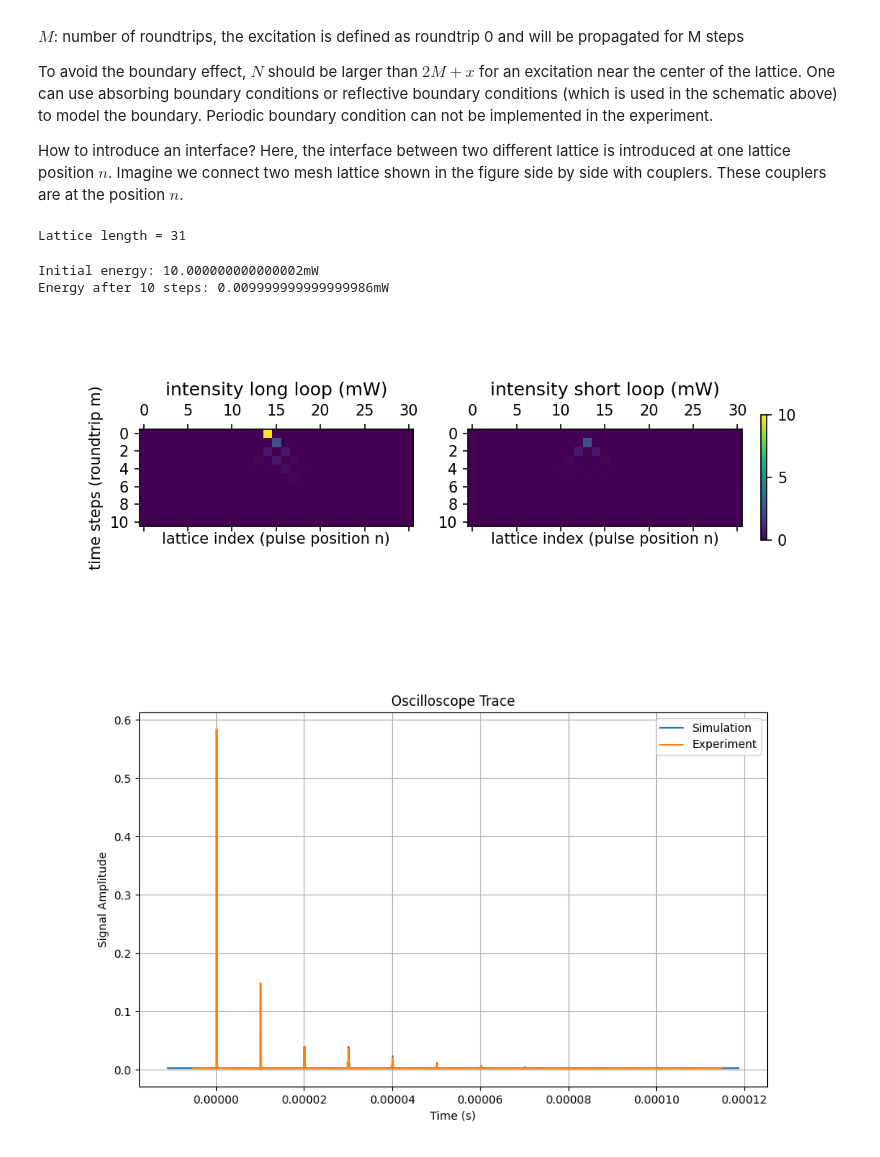
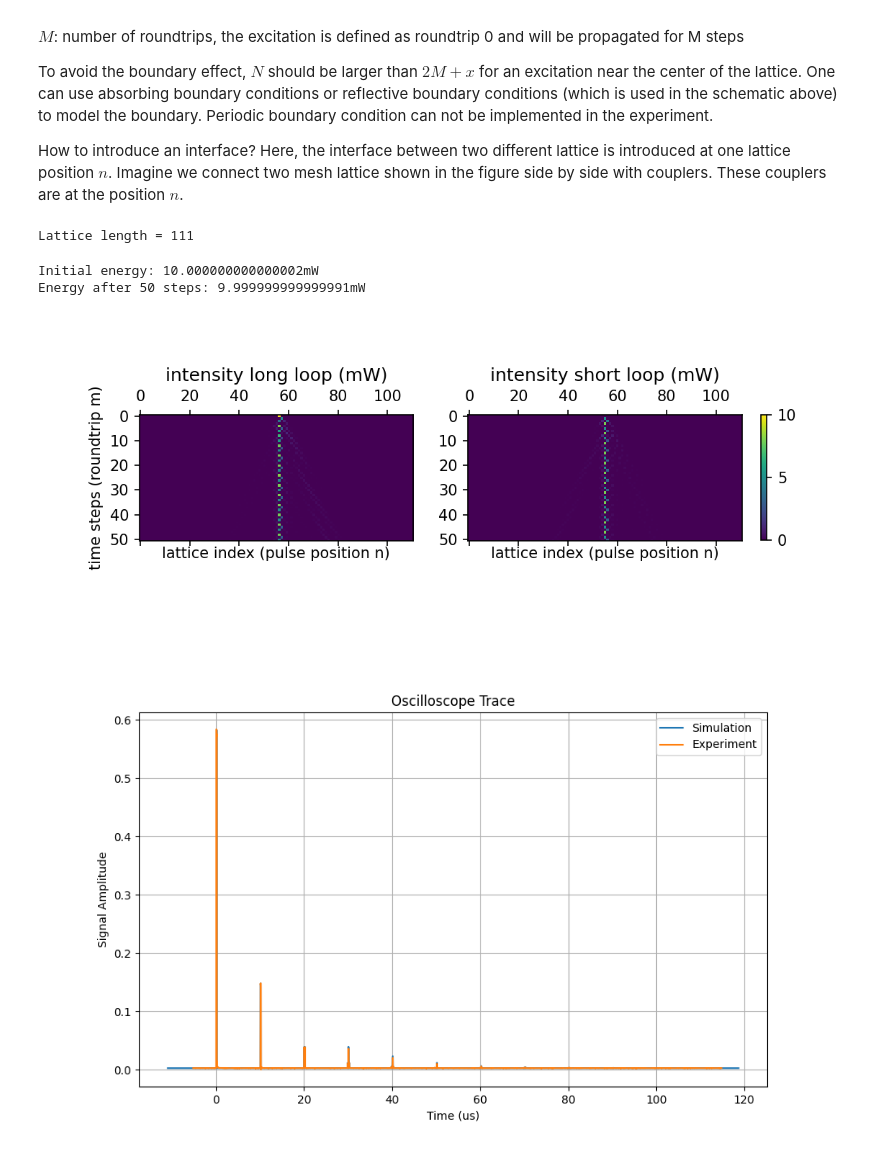
Before and after one commit to nlphotonics/light_walk_in_two_loops, a Jupyter notebook: two_loop_light_walk.ipynb, the cells around one changed output. Cells and saved outputs as stored; diff of their text form; code cells hidden in the pictures.

Commit message:
fix bug when having interface

```diff
--- a/two_loop_light_walk.ipynb
+++ b/two_loop_light_walk.ipynb
@@ -710,20 +710,20 @@ def prop_one_step(Lattice,N,in_field_long,in_field_short,m,bc="abs"):
                 elif ii == n_end: # left side of interface
                     out_field_long[ii-1] = prop_bulk_long(
                         Lattice[ind_lat],in_field_long[ii-2],in_field_short[ii-2],m)
-                    if Lattice[ind_lat][0] == "interface right":
+                    if Lattice[ind_lat+1][0] == "interface right":
                         out_field_short[ii-1] = prop_bulk_short(
                             Lattice[ind_lat+2],in_field_long[ii],in_field_short[ii],m)
-                    elif Lattice[ind_lat][0] == "interface left":
+                    elif Lattice[ind_lat+1][0] == "interface left":
                         out_field_short[ii-1] = prop_bulk_short(
                             Lattice[ind_lat],in_field_long[ii],in_field_short[ii],m)
                     else:
                         out_field_short[ii-1] = prop_bulk_short(
                             ["simple"],in_field_long[ii],in_field_short[ii],m)
                 elif ii == n_start: # right side of interface
-                    if Lattice[ind_lat][0] == "interface right":
+                    if Lattice[ind_lat-1][0] == "interface right":
                         out_field_long[ii-1] = prop_bulk_long(
                             Lattice[ind_lat],in_field_long[ii-2],in_field_short[ii-2],m)
-                    elif Lattice[ind_lat][0] == "interface left":
+                    elif Lattice[ind_lat-1][0] == "interface left":
                         out_field_long[ii-1] = prop_bulk_long(
                             Lattice[ind_lat-2],in_field_long[ii-2],in_field_short[ii-2],m)
                     else:
@@ -913,11 +913,11 @@ def get_lattice_length(Lattice):
 # define the lattice structure
 # lattice length MUST BE ODD number, count from 1 rather than 0
 Lattice = [
-    ["simple",31,-3,-3], # type, n, gain/loss (dB) in long loop, gain/loss (dB) in short loop
+    # ["simple",111,0,0], # type, n, gain/loss (dB) in long loop, gain/loss (dB) in short loop
     # ["nonlinear potential",111,6], # type, n, kappa=1.5 for 1km, 1W, SMF
-    # ["SSH",111,0.25*np.pi,0.25*np.pi], # type, n, beta_o, beta_e
-    # ["interface left",1],
-    # ["SSH",111,1.4*np.pi,1.2*np.pi]
+    ["SSH",55,0.25*np.pi,0.35*np.pi], # type, n, beta_o, beta_e
+    ["interface left",1],
+    ["SSH",55,-0.75*np.pi,-0.65*np.pi],
     # ["simple",55],
     # ["interface",1],
     # ["interface right",1], the interface coupler goes with the right lattice type
@@ -928,12 +928,12 @@ Lattice = [
 
 # define the excitation
 Excitations = [  # excitation position MUST BE ODD numbers
-    ["single long",15,10e-3],  # type, n, power=1 for 1W, 1e-3 for 1mW
+    ["single long",57,10e-3],  # type, n, power=1 for 1W, 1e-3 for 1mW
     # ["single short",11,1],
 ] # ["Gaussian long",55,10]
 
 # set number of roundtrips
-M = 10
+M = 50
 
 #########################################################
 #########################################################
@@ -961,7 +961,7 @@ while m<=M:
     in_field_short = out_field_short
     m = m+1
 # %% [output]
-Lattice length = 31
+Lattice length = 111
 # %%
 # check energy conservation
 check_step = M
@@ -974,7 +974,7 @@ E_end = (np.sum(np.square(np.absolute(evolution_long[check_step])))
 print(f"Initial energy: {1e3*E_start}mW\nEnergy after {check_step} steps: {1e3*E_end}mW")
 # %% [output]
 Initial energy: 10.000000000000002mW
-Energy after 10 steps: 0.009999999999999986mW
+Energy after 50 steps: 9.999999999999991mW
 # %%
 # plot
 import matplotlib
@@ -996,7 +996,7 @@ ax[1].set_xlabel("lattice index (pulse position n)")
 fig.colorbar(img,ax=[ax[0],ax[1]],fraction=0.01,pad=0.03,ticks=[10,5,0])
 plt.show()
 # %% [output]
-[figure, old version]
+[figure, new version]
 # %%
 import numpy as np
 import matplotlib.pyplot as plt
@@ -1020,34 +1020,34 @@ power_short = np.square(np.absolute(evolution_short))
 def add_square_pulse(trace_t, pulse_trace, start_time, pulse_width, amplitude):
     # Find indices corresponding to the pulse start and end times
     start_index = np.argmin(np.abs(trace_t - start_time))
     end_index = np.argmin(np.abs(trace_t - (start_time + pulse_width)))
 
     # Set the pulse amplitude for the specified time range
     pulse_trace[start_index:end_index] = amplitude
 
     return pulse_trace
 
 
 sample_time = 5e-9 # distance between data points
 
 trace_t = np.arange(-1*roundtrip_time,(M+2)*roundtrip_time,sample_time)
 trace_s = np.zeros_like(trace_t)
 
 for (i, j), element in np.ndenumerate(power_long):
     start_time = i*roundtrip_time + j*loop_time_difference/2
     trace_s = add_square_pulse(trace_t,trace_s,start_time,pulse_width,element)
 
 trace_t = trace_t + t_bias
 trace_s = trace_s*s_scale + s_background
 
 plt.figure(figsize=(10, 6))
-plt.plot(trace_t, trace_s, label='Simulation')
-plt.plot(exp_data[:, 0], exp_data[:, 1], label='Experiment')
-plt.xlabel('Time (s)')
+plt.plot(trace_t*1e6, trace_s, label='Simulation')
+plt.plot(exp_data[:, 0]*1e6, exp_data[:, 1], label='Experiment')
+plt.xlabel('Time (us)')
 plt.ylabel('Signal Amplitude')
 plt.title('Oscilloscope Trace')
 plt.legend()
 plt.grid(True)
 plt.show()
 # %% [output]
-[figure, old version]
+[figure, new version]
```
Also changed, not shown: parts of 3 cells of this notebook, 1 other file.
